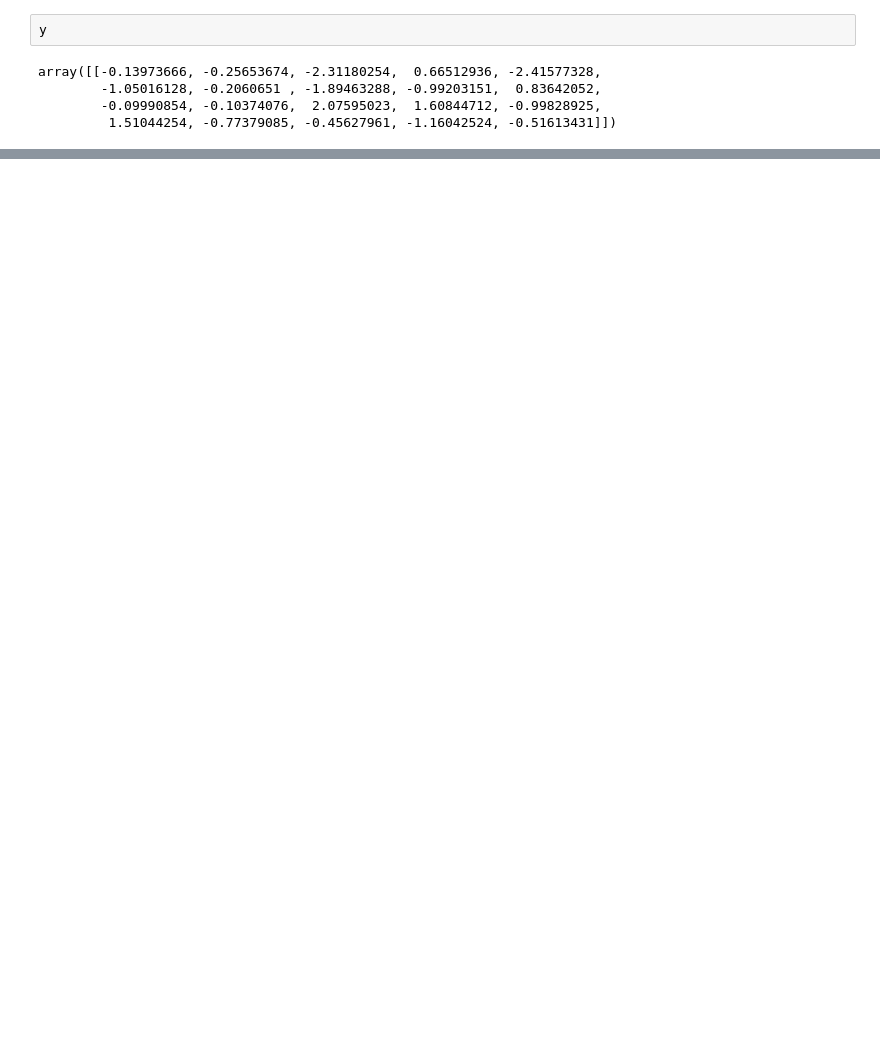
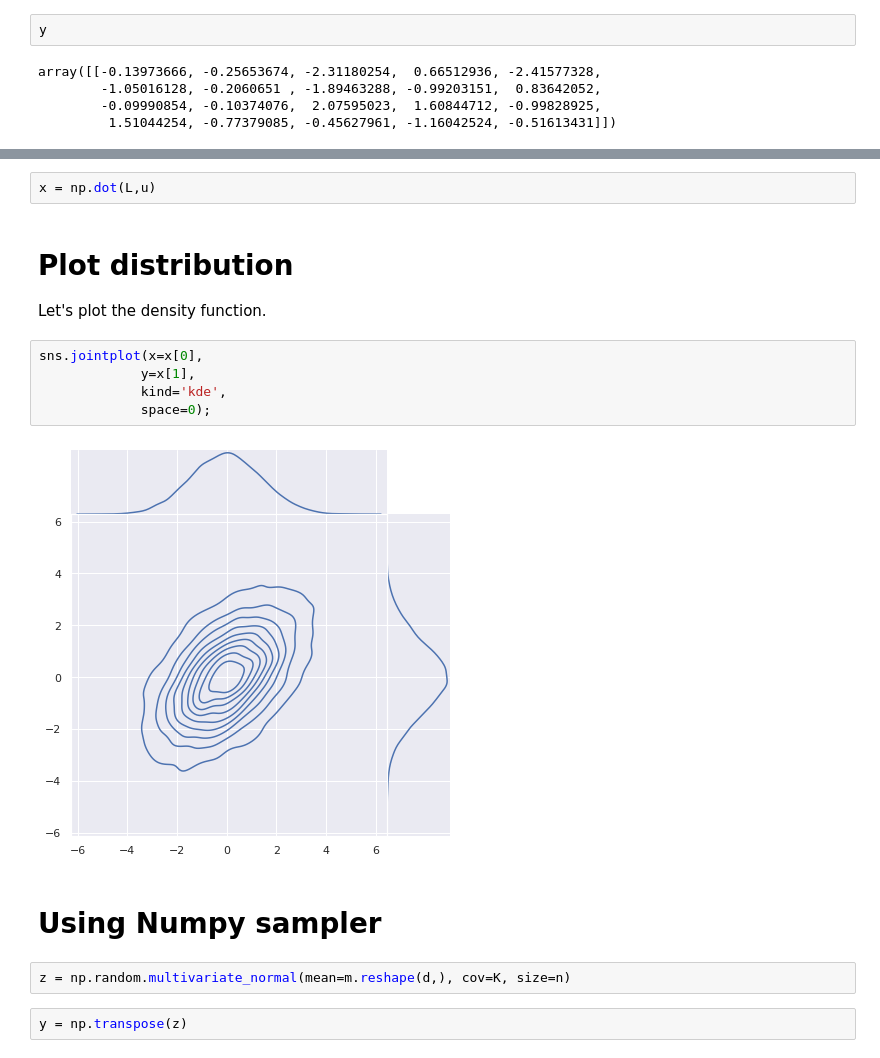
Before and after one commit to luisroque/Time-Series-Statistical-Models-Experiments, a Jupyter notebook: support_notebooks/study/Sampling from a Multivariate Normal Distribution.ipynb, the cells around one changed output, grey strips where cells are left out. Drawn from its saved outputs; the diff is of its cells as text; blank space fills up the shorter version.

```diff
--- a/support_notebooks/study/Sampling from a Multivariate Normal Distribution.ipynb
+++ b/support_notebooks/study/Sampling from a Multivariate Normal Distribution.ipynb
@@ -110,0 +93,19 @@ array([[-0.13973666, -0.25653674, -2.31180254,  0.66512936, -2.41577328,
+# %%
+x = np.dot(L,u)
+# %% [markdown]
+# Plot distribution
+
+Let's plot the density function.
+# %%
+sns.jointplot(x=x[0],
+             y=x[1],
+             kind='kde',
+             space=0);
+# %% [output]
+[figure, added]
+# %% [markdown]
+# Using Numpy sampler
+# %%
+z = np.random.multivariate_normal(mean=m.reshape(d,), cov=K, size=n)
+# %%
+y = np.transpose(z)
```
Also changed, not shown: parts of 10 cells of this notebook, 1 other file.
